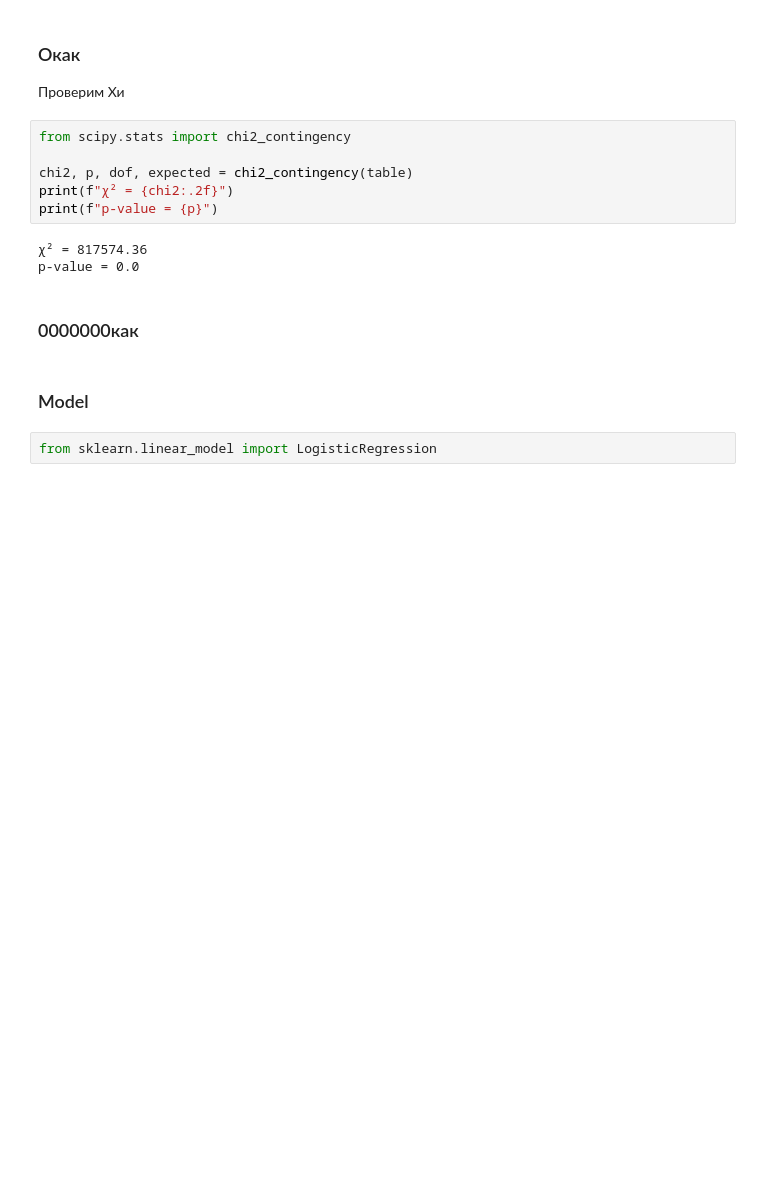
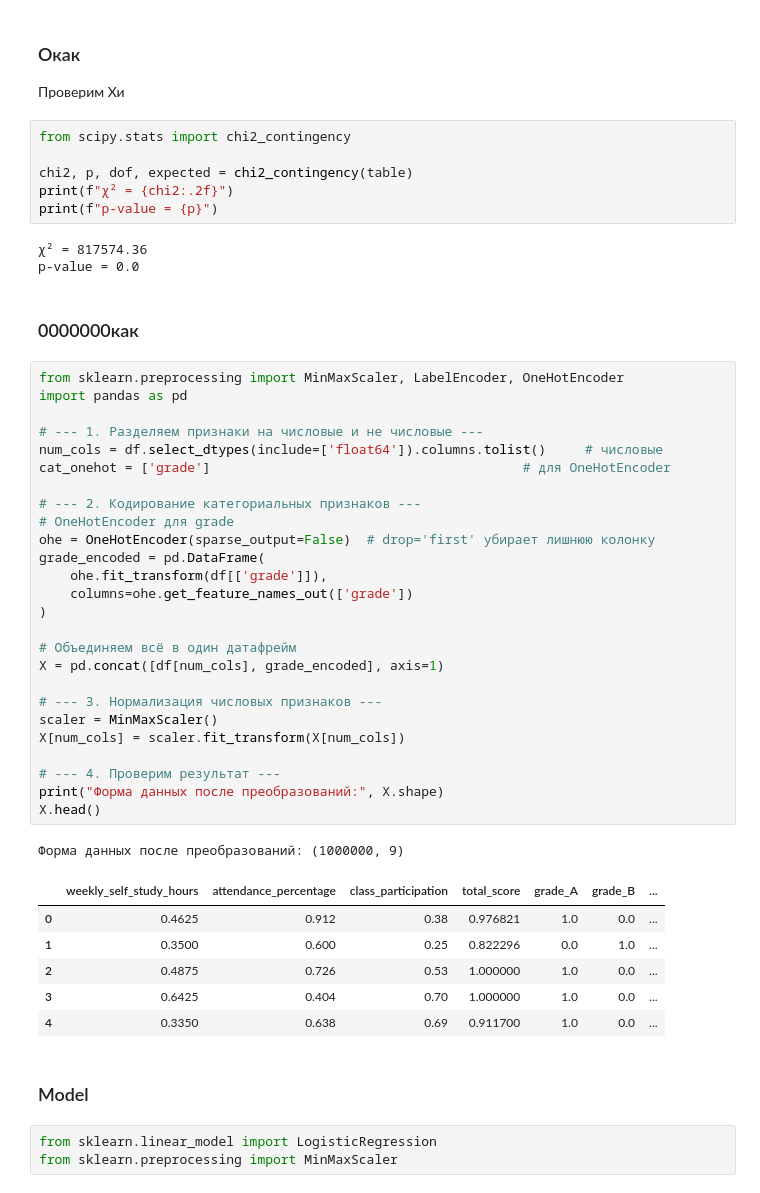
Before and after one commit to Qweeckusha/vvsu_mml, a Jupyter notebook: Домашнее_задание_3.ipynb, the cells around one changed output. Cells and saved outputs as stored; diff of their text form; blank space fills up the shorter version.

```diff
--- a/Домашнее_задание_3.ipynb
+++ b/Домашнее_задание_3.ipynb
@@ -153,10 +155,45 @@ print(f"p-value = {p}")
 p-value = 0.0
 # %% [markdown]
 ### 0000000как
+# %%
+from sklearn.preprocessing import MinMaxScaler, LabelEncoder, OneHotEncoder
+import pandas as pd
+
+# --- 1. Разделяем признаки на числовые и не числовые ---
+num_cols = df.select_dtypes(include=['float64']).columns.tolist()     # числовые
+cat_onehot = ['grade']                                        # для OneHotEncoder
+
+# --- 2. Кодирование категориальных признаков ---
+# OneHotEncoder для grade
+ohe = OneHotEncoder(sparse_output=False)  # drop='first' убирает лишнюю колонку
+grade_encoded = pd.DataFrame(
+    ohe.fit_transform(df[['grade']]),
+    columns=ohe.get_feature_names_out(['grade'])
+)
+
+# Объединяем всё в один датафрейм
+X = pd.concat([df[num_cols], grade_encoded], axis=1)
+
+# --- 3. Нормализация числовых признаков ---
+scaler = MinMaxScaler()
+X[num_cols] = scaler.fit_transform(X[num_cols])
+
+# --- 4. Проверим результат ---
+print("Форма данных после преобразований:", X.shape)
+X.head()
+# %% [output]
+Форма данных после преобразований: (1000000, 9)
+|  | weekly_self_study_hours | attendance_percentage | class_participation | total_score | grade_A | grade_B | ... |
+| 0 | 0.4625 | 0.912 | 0.38 | 0.976821 | 1.0 | 0.0 | ... |
+| 1 | 0.3500 | 0.600 | 0.25 | 0.822296 | 0.0 | 1.0 | ... |
+| 2 | 0.4875 | 0.726 | 0.53 | 1.000000 | 1.0 | 0.0 | ... |
+| 3 | 0.6425 | 0.404 | 0.70 | 1.000000 | 1.0 | 0.0 | ... |
+| 4 | 0.3350 | 0.638 | 0.69 | 0.911700 | 1.0 | 0.0 | ... |
 # %% [markdown]
 ### Model
 # %%
 from sklearn.linear_model import LogisticRegression
+from sklearn.preprocessing import MinMaxScaler
 # %%
 y = df['total_score_level']
 X = df[best_features]
```
Also changed, not shown: parts of 10 cells of this notebook.
